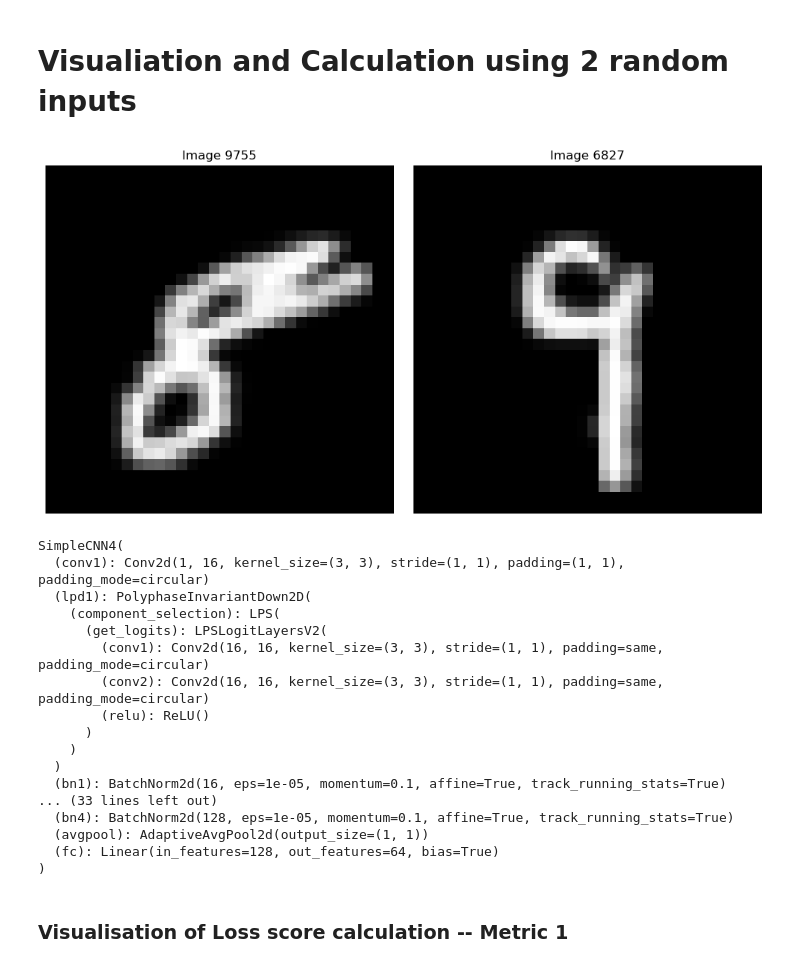
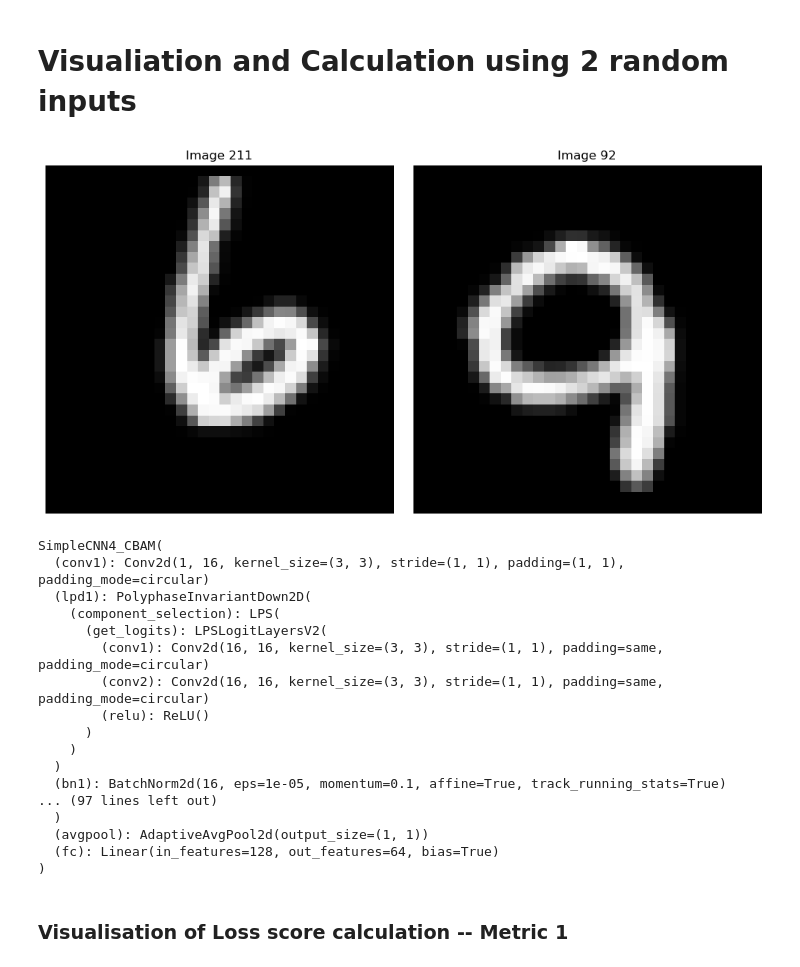
Before and after one commit to nuagetsu/VecRepV3, a Jupyter notebook: evaluation/test_mnist.ipynb, the cells around one changed output. Saved outputs shown, nothing was run; the diff lists cells and outputs as text; code cells hidden in the pictures.

```diff
--- a/evaluation/test_mnist.ipynb
+++ b/evaluation/test_mnist.ipynb
@@ -76,10 +77,15 @@ random.seed(42)
 sample_indices = random.sample(range(len(MNIST_data)), 500)
 sampled_test_data = Subset(MNIST_data, sample_indices)
 
-testSample = [
-    sampled_test_data[i][0].squeeze().cpu().numpy().astype(np.float32)
-    for i in range(len(sampled_test_data))
-]
+input_dataset = []
+testSample = []
+num = len(sampled_test_data)
+for i in range(len(sampled_test_data)):
+    img_tensor = sampled_test_data[i][0]
+    input_dataset.append(img_tensor.unsqueeze(0).to(device).float())
+    img_numpy = img_tensor.squeeze().cpu().numpy().astype(np.float32)
+    testSample.append(img_numpy)
+
 print(len(testSample))
 # %% [output]
 10000
@@ -137,29 +143,21 @@ plt.show()
 # %%
 index1 = np.random.randint(len(testSample))
 index2 = np.random.randint(len(testSample))
-input1=testSample[index1][0].squeeze()
-input2=testSample[index2][0].squeeze()
+input1=input_dataset[index1][0].squeeze()
+input2=input_dataset[index2][0].squeeze()
 
 imgplt.plot_original_images(input1, input2, index1, index2)
-
-# ------------------------- Preprocessing Dataset ------------------------
-input_dataset = [
-    testSample[i][0].unsqueeze(0).to(device).double()  #numpy -> tensor
-    for i in range(len(testSample))
-]
-
-stacked_tensor = torch.stack(input_dataset)
-input_dataset = stacked_tensor.cpu().numpy()
-input_dataset = [torch.tensor(img).to(device).float() for img in input_dataset]
 # %% [output]
-[figure, old version]
+[figure, new version]
 # %%
-model = models.SimpleCNN4(dimensions=dimensions, padding_mode='circular').to(device)
+dim = 64
+model = models.SimpleCNN4_CBAM(dimensions=dim, padding_mode='circular').to(device)
+
 model.load_state_dict(torch.load(os.path.join(os.path.abspath("../../VecRepV3"), model_directory,
-                                              f'best_model_MNIST_{imageType}_{dimensions}d_convlayer3.pt'), weights_only=True, map_location=torch.device('cpu')))
+                 f'best_model_MNIST_{imageType}_{dim}d_convlayer3_SimpleCNN4_CBAM.pt'), weights_only=True, map_location=torch.device('cpu')))
 model.eval()
 # %% [output]
-SimpleCNN4(
+SimpleCNN4_CBAM(
   (conv1): Conv2d(1, 16, kernel_size=(3, 3), stride=(1, 1), padding=(1, 1), padding_mode=circular)
   (lpd1): PolyphaseInvariantDown2D(
     (component_selection): LPS(
@@ -171,8 +169,8 @@ SimpleCNN4(
     )
   )
   (bn1): BatchNorm2d(16, eps=1e-05, momentum=0.1, affine=True, track_running_stats=True)
-... (33 lines left out)
-  (bn4): BatchNorm2d(128, eps=1e-05, momentum=0.1, affine=True, track_running_stats=True)
+... (97 lines left out)
+  )
   (avgpool): AdaptiveAvgPool2d(output_size=(1, 1))
   (fc): Linear(in_features=128, out_features=64, bias=True)
 )
```
Also changed, not shown: parts of 4 cells of this notebook, 5 other files.
